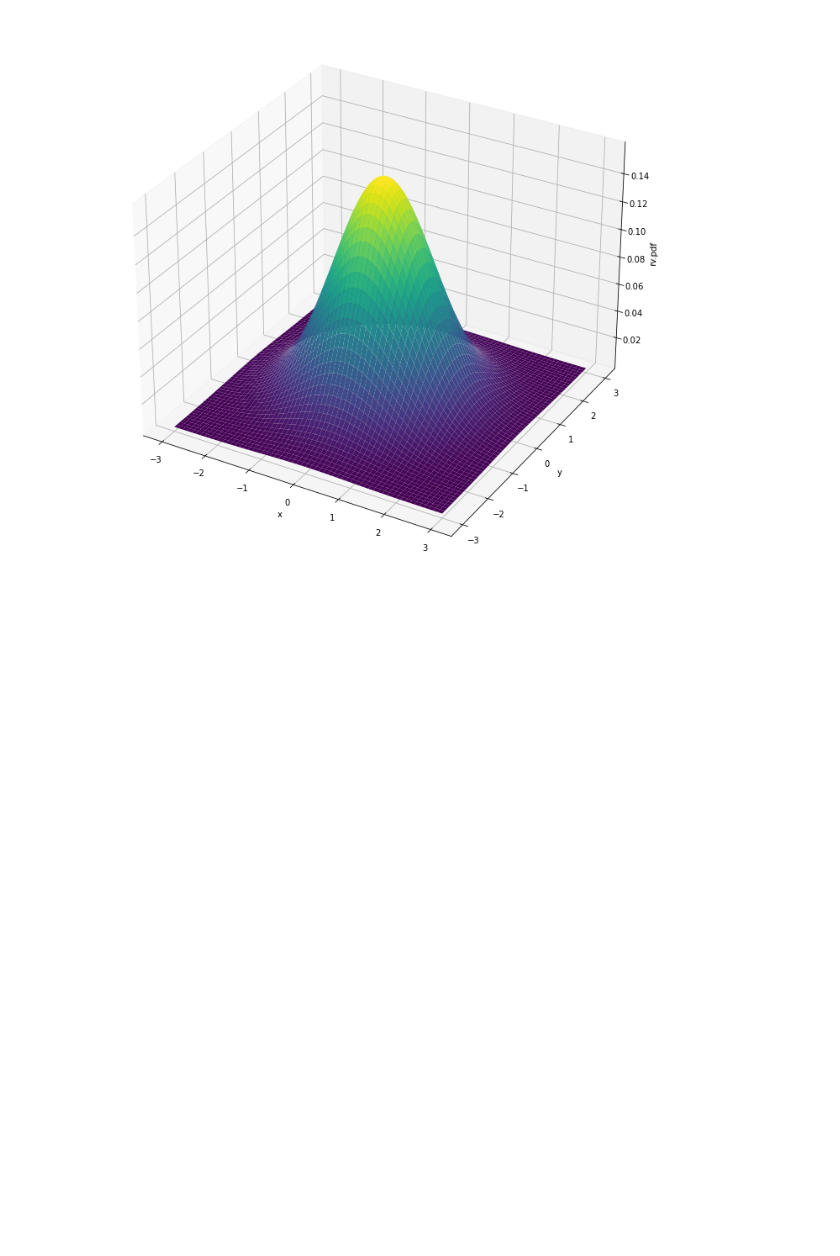
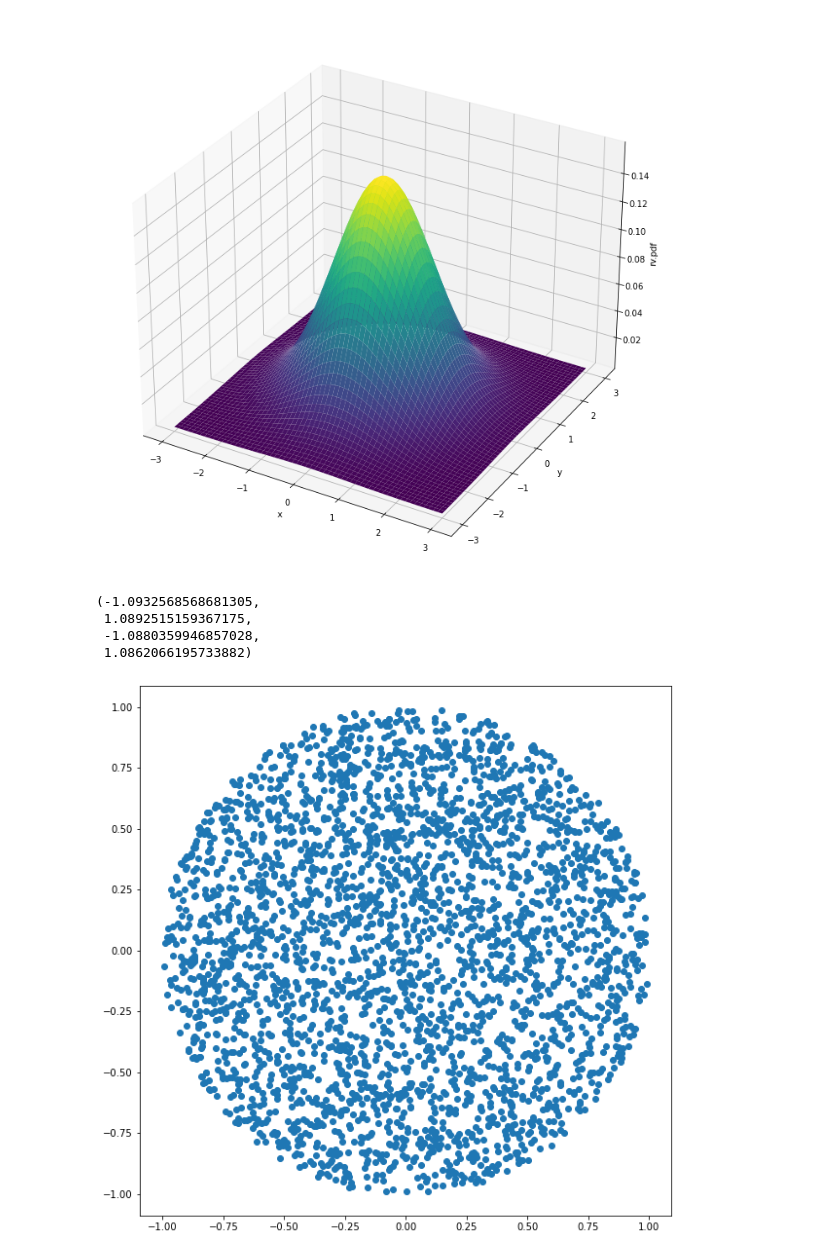
Before and after one commit to JamesZhang2/Random-Point-in-Ball, a Jupyter notebook: Random Point in Ball.ipynb, the cells around one changed output. Cells and saved outputs as stored; diff of their text form; code cells hidden in the pictures; blank space fills up the shorter version.

```diff
--- a/Random Point in Ball.ipynb
+++ b/Random Point in Ball.ipynb
@@ -130,3 +120,33 @@ ax.set_zlabel('rv.pdf')
 # %% [output]
 Text(0.5, 0, 'rv.pdf')
 [figure]
+# %%
+''' Returns a unit vector in R^n chosen uniformly at random. '''
+def random_unit_vector(n):
+    vec = np.empty(n)
+    for i in range(n):
+        vec[i] = np.random.normal(0., 1.)
+    length = np.linalg.norm(vec)
+    return vec / length
+# %%
+''' Returns a random point in an n-dimensional ball. Runs in polynomial time in n. '''
+def normal_sampling(n):
+    vec = random_unit_vector(n)
+    r = (random.random()) ** (1.0 / n)
+    return vec * r
+# %%
+p = 3141  # Number of points
+points = np.empty((p, 2))
+for i in range(p):
+    points[i] = normal_sampling(2)
+
+plt.figure(figsize=(10, 10))
+(xs, ys) = points.transpose()
+plt.scatter(xs, ys)
+plt.axis('scaled')
+# %% [output]
+(-1.0932568568681305,
+ 1.0892515159367175,
+ -1.0880359946857028,
+ 1.0862066195733882)
+[figure, added]
```
Also changed, not shown: parts of 8 cells of this notebook.
